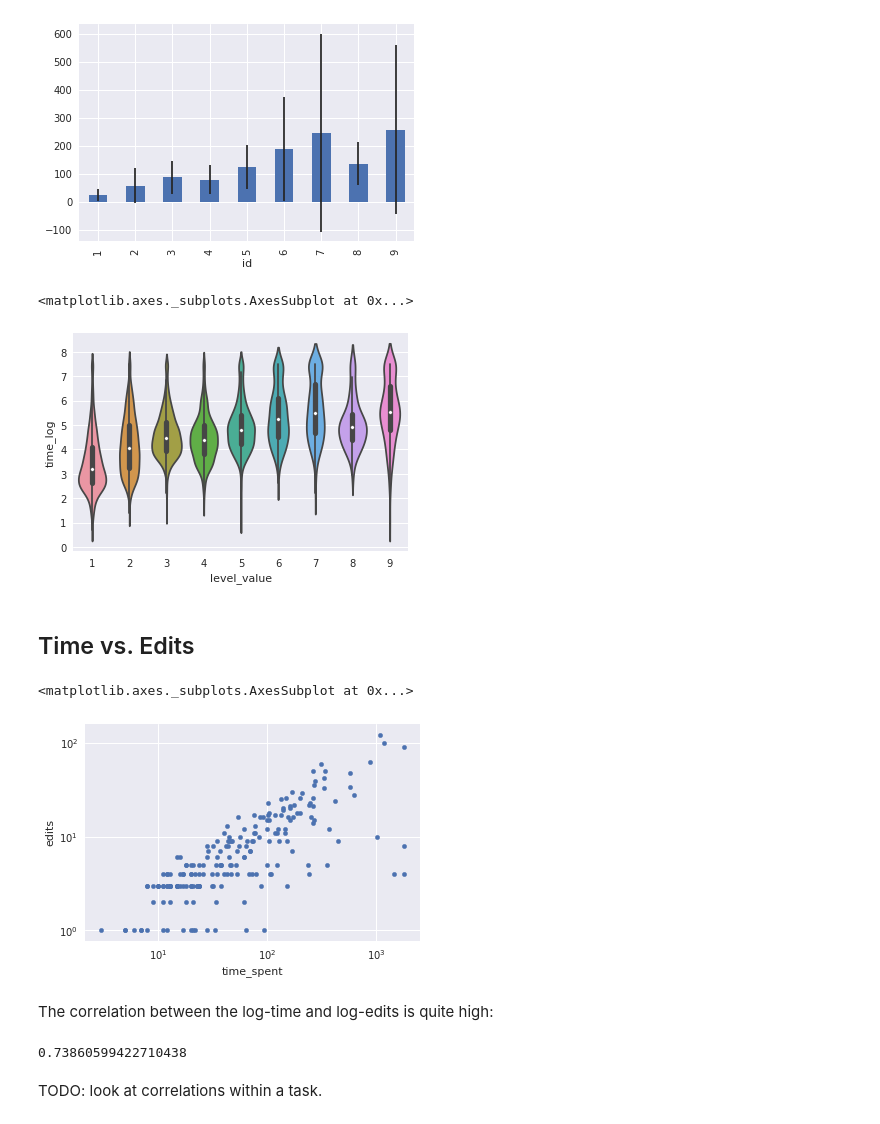
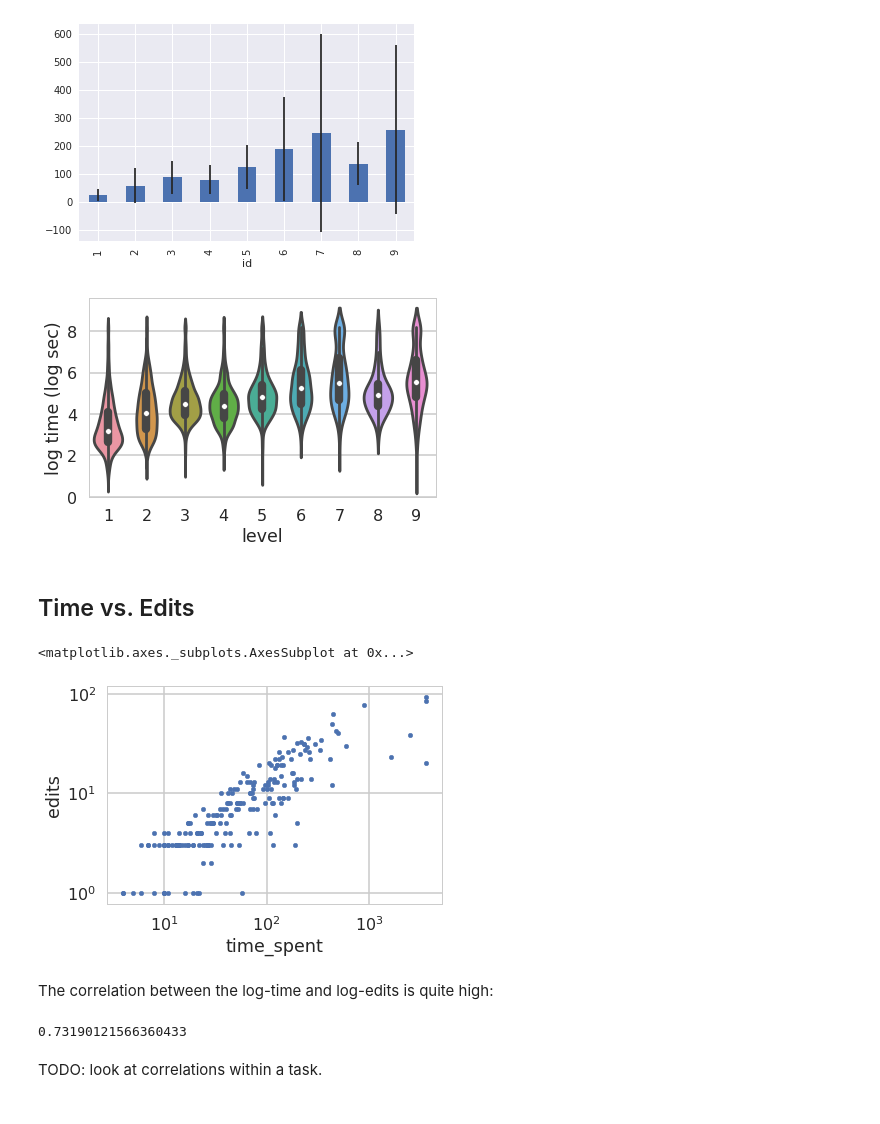
Before and after one commit to effa/flocs-thesis, a Jupyter notebook: analysis/descriptive-statistics.ipynb, the cells around one changed output. Cells and saved outputs as stored; diff of their text form; code cells hidden in the pictures.

Commit message:
Add analysis notes and figures

```diff
--- a/analysis/descriptive-statistics.ipynb
+++ b/analysis/descriptive-statistics.ipynb
@@ -12,6 +12,8 @@ import seaborn as sns
 import data
 
 sns.set()
+sns.set_context('poster')
+sns.set_style('whitegrid')
 pd.options.display.float_format = '{:.2f}'.format
 # %% [markdown]
 # Preparing Data
@@ -19,8 +21,8 @@ pd.options.display.float_format = '{:.2f}'.format
 ts = data.load('robomission-2018-03-10/task_sessions.csv')
 # Only consider sessions with an interaction.
 ts = ts[ts.time_spent > 0]
-# Set maximum spent time to 30 mins.
-ts.time_spent = ts.time_spent.clip_upper(30 * 60)
+# Set maximum spent time to 1h.
+ts.time_spent = ts.time_spent.clip_upper(60 * 60)
 ts = ts.assign(date=ts.end.str[:10])
 ts.head(2)
 # %% [output]
@@ -176,13 +184,17 @@ level_stats['50%'].plot.bar(yerr=iqr/2)
 # %%
 df = ts.merge(tasks, left_on='task', right_index=True)
 df = df.merge(
     levels, left_on='level', right_on='name',
     suffixes=('', '_value'))
 df = df.assign(time_log=df.time_spent.apply(np.log))
-sns.violinplot(data=df, x='level_value', y='time_log')
+ax = sns.violinplot(data=df, x='level_value', y='time_log')
+ax.set_xlabel('level')
+ax.set_ylabel('log time (log sec)')
+ax.set_ylim(bottom=0)
+plt.tight_layout()
+plt.savefig('../img/levels-time.pdf')
 # %% [output]
-<matplotlib.axes._subplots.AxesSubplot at 0x...>
-[figure, old version]
+[figure, new version]
 # %% [markdown]
 ## Time vs. Edits
 # %%
@@ -195,7 +207,7 @@ ts.sample(n=200).plot.scatter(
     logx=True, logy=True)
 # %% [output]
 <matplotlib.axes._subplots.AxesSubplot at 0x...>
-[figure, old version]
+[figure, new version]
 # %% [markdown]
 The correlation between the log-time and log-edits is quite high:
 # %%
@@ -203,7 +215,7 @@ times_log = ts.time_spent.apply(np.log)
 edits_log = (ts.edits + 1).apply(np.log)
 times_log.corr(edits_log)
 # %% [output]
-0.73860599422710438
+0.73190121566360433
 # %% [markdown]
 TODO: look at correlations within a task.
 # %% [markdown]
```
Also changed, not shown: parts of 9 cells of this notebook, 11 other files.
